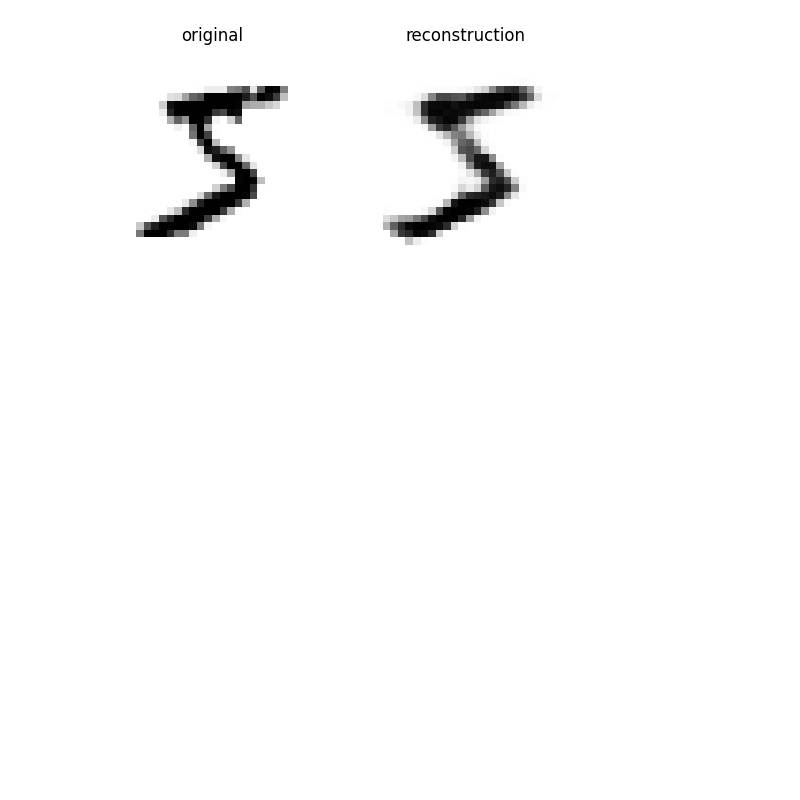
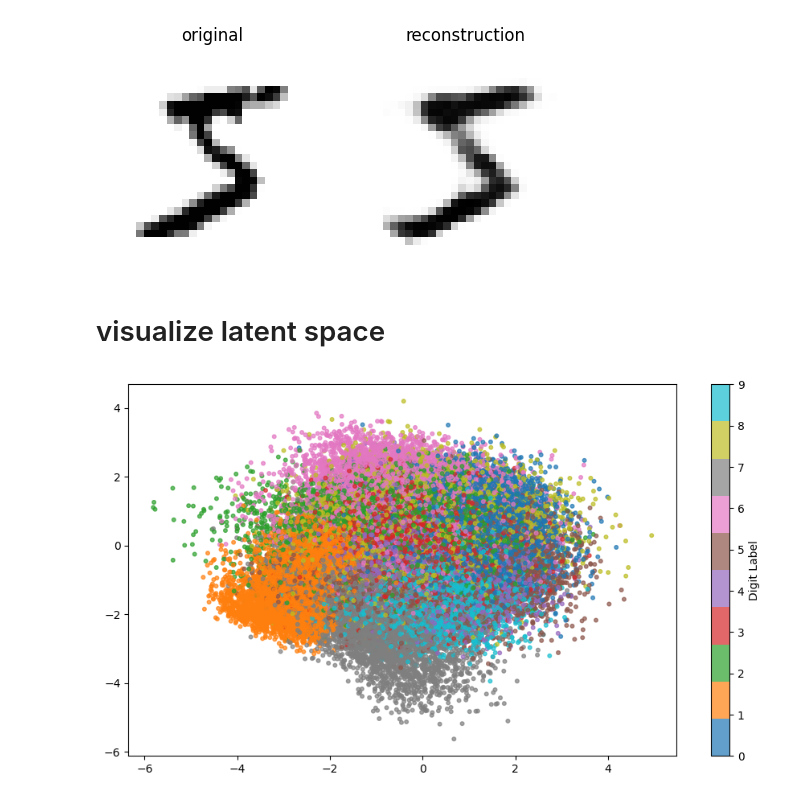
Before and after one commit to sophiaa01/LearnAutoencoders, a Jupyter notebook: MakingAutoencoder_v2.ipynb, the cells around one changed output. Cells and saved outputs as stored; diff of their text form; code cells hidden in the pictures; blank space fills up the shorter version.

Commit message:
visualize latent space

```diff
--- a/MakingAutoencoder_v2.ipynb
+++ b/MakingAutoencoder_v2.ipynb
@@ -198,3 +199,21 @@ plt.axis('off')
 plt.show()
 # %% [output]
 [figure]
+# %% [markdown]
+# visualize latent space
+# %%
+images_tensor = torch.Tensor(train_images)
+
+autoencoder.eval()
+
+with torch.no_grad():
+    latent_vectors = autoencoder.encoder(images_tensor)
+
+latent_vectors = latent_vectors.numpy()
+
+plt.figure(figsize=(11,6))
+plt.scatter(latent_vectors[:,0], latent_vectors[:,1], c=train_labels, cmap='tab10', alpha=0.7, s=11)
+plt.colorbar(label='Digit Label')
+plt.show()
+# %% [output]
+[figure, added]
```
Also changed, not shown: parts of 1 cell of this notebook.
